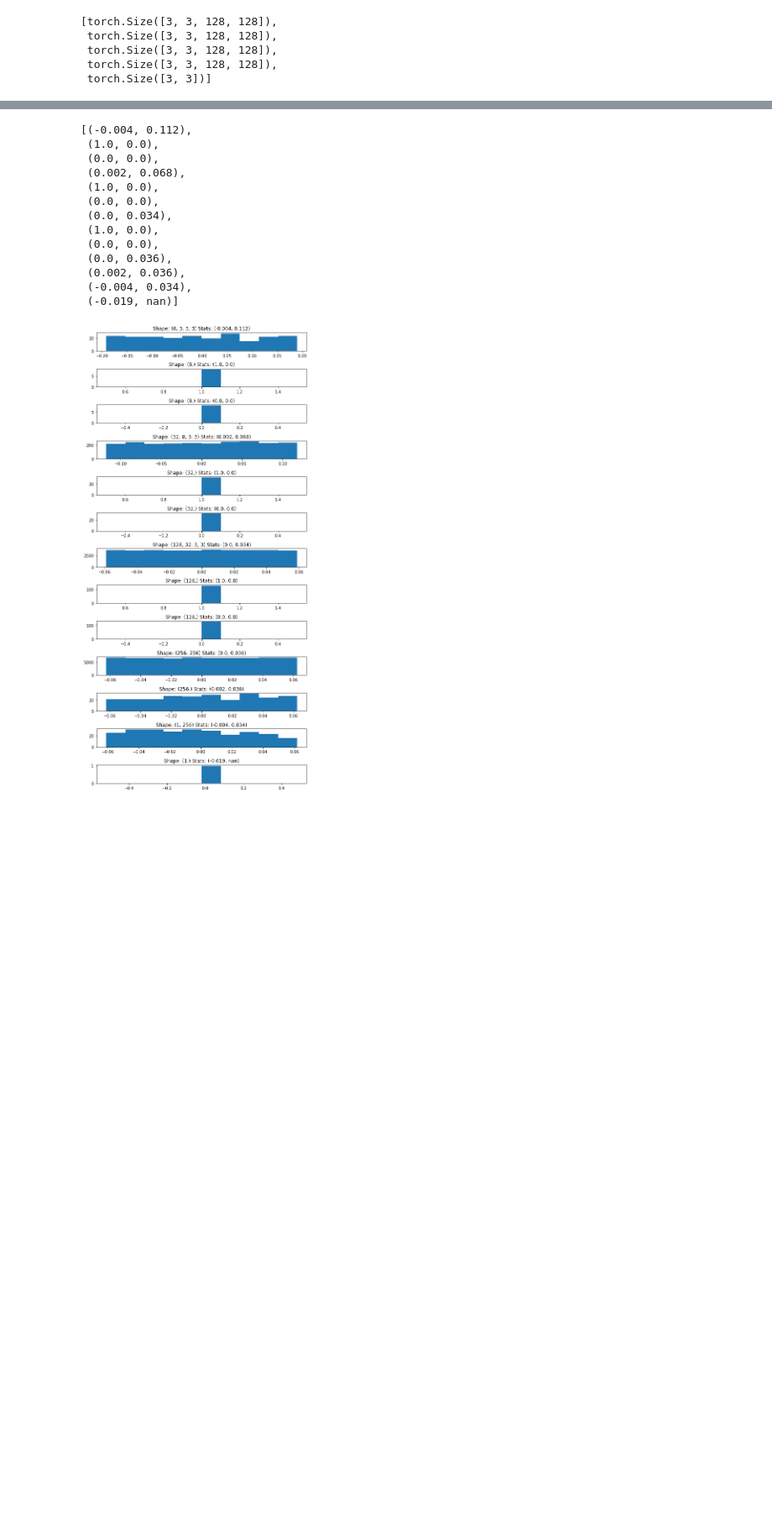
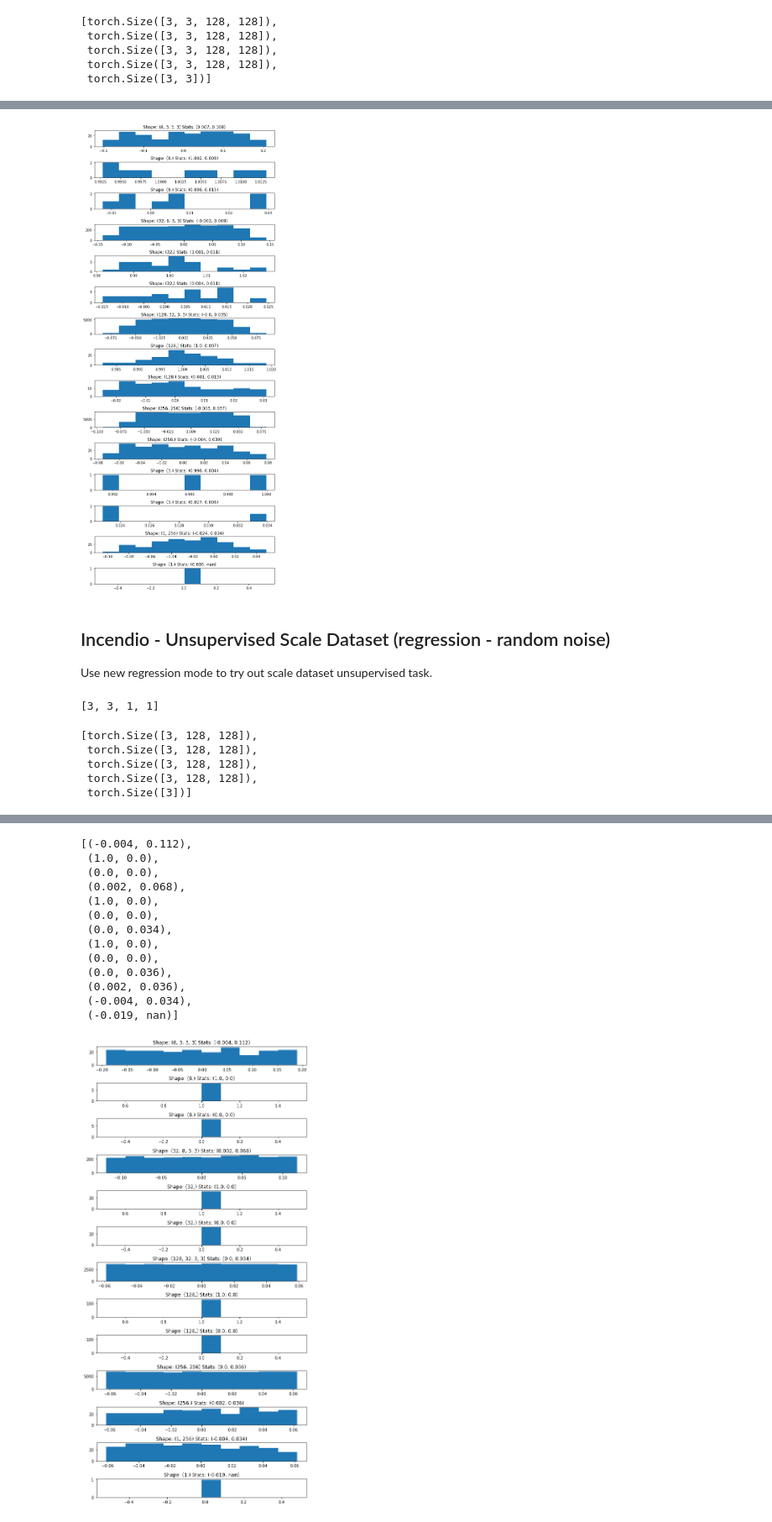
Before and after one commit to hdmamin/self-supervised-vision-exp, a Jupyter notebook: notebooks/nb03-lightning-first-test.ipynb, the cells around one changed output, grey strips where cells are left out. Shown at 84% size. Cells and saved outputs as stored; diff of their text form; code cells hidden in the pictures; blank space fills up the shorter version.

```diff
--- a/notebooks/nb03-lightning-first-test.ipynb
+++ b/notebooks/nb03-lightning-first-test.ipynb
@@ -547,0 +566,6 @@ tensor([[0.2288, 0.7712, 0.0000],
+# %%
+# Before adding batch norm, weights looked pretty uniform, now more normal.
+# I think that may be a positive step (at least SOME learning is happening).
+net.plot_weights()
+# %% [output]
+[figure, added]
@@ -547,0 +580,4 @@ tensor([[0.2288, 0.7712, 0.0000],
+# %% [markdown]
+## Incendio - Unsupervised Scale Dataset (regression - random noise)
+
+Use new regression mode to try out scale dataset unsupervised task.
@@ -547,0 +586,16 @@ tensor([[0.2288, 0.7712, 0.0000],
+# %%
+dst, dsv, dlt, dlv = get_databunch('data/imagewang-160/unsup', mode='scale',
+                                   bs=3, train_pct=.5, max_train_len=3,
+                                   max_val_len=3, regression=True, noise=True)
+lmap(len, dst, dsv, dlt, dlv)
+# %% [output]
+[3, 3, 1, 1]
+# %%
+*x, y = dst[0]
+smap(*x, y)
+# %% [output]
+[torch.Size([3, 128, 128]),
+ torch.Size([3, 128, 128]),
+ torch.Size([3, 128, 128]),
+ torch.Size([3, 128, 128]),
+ torch.Size([3])]
```
Also changed, not shown: parts of 31 cells of this notebook, 4 other files.
